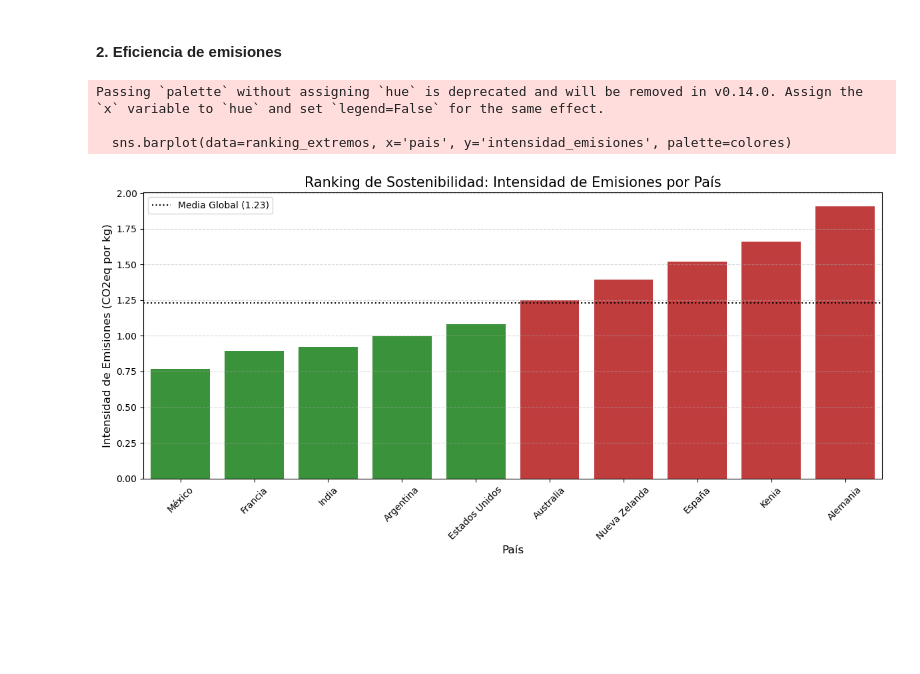
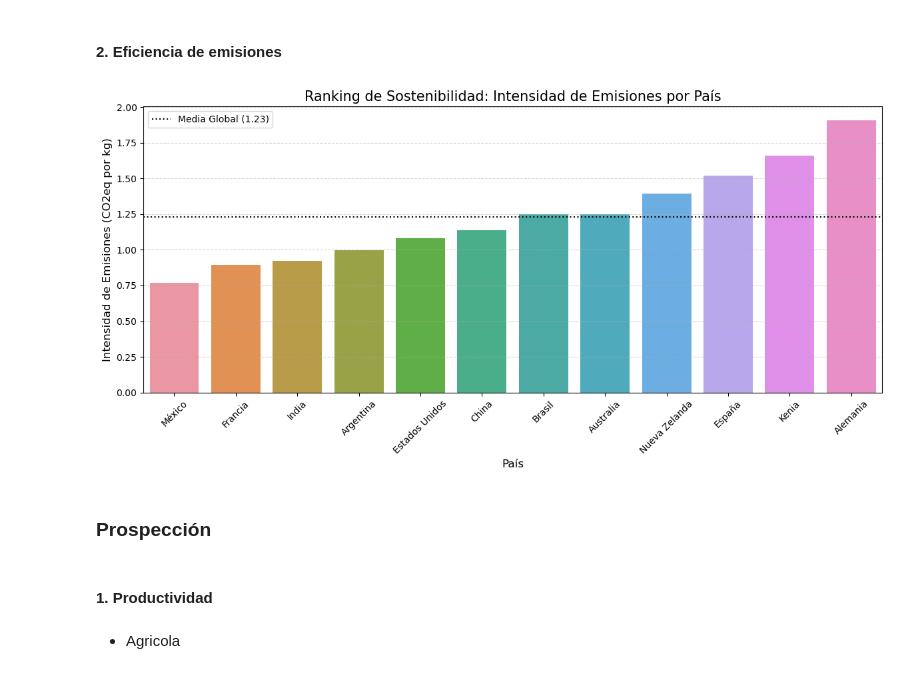
Before and after one commit to ccp0897/Agricultura-y-Ganader-a-Global, a Jupyter notebook: EDA_datosEstructurados.ipynb, the cells around one changed output. Saved outputs shown, nothing was run; the diff lists cells and outputs as text; code cells hidden in the pictures; blank space fills up the shorter version.

Commit message:
EDA y Prospección y Datos Limpios

```diff
--- a/EDA_datosEstructurados.ipynb
+++ b/EDA_datosEstructurados.ipynb
@@ -437,32 +428,33 @@ plt.show()
 # %%
 eficiencia_pais = df_gana.groupby('pais')['intensidad_emisiones'].mean().sort_values().reset_index()
 
 # 2. Seleccionar el Top 5 más limpios y el Top 5 más contaminantes
-top_limpios = eficiencia_pais.head(5)
+top_limpios = eficiencia_pais.head()
 top_contaminantes = eficiencia_pais.tail(5)
-ranking_extremos = pd.concat([top_limpios, top_contaminantes])
+ranking_extremos = eficiencia_pais
 
 # 3. Visualización: Gráfico de barras
 plt.figure(figsize=(12, 6))
-# Colorear verde si están en el top 5 limpio, rojo si están en el top 5 contaminante
-colores = ['#2ca02c']*5 + ['#d62728']*5
 
-sns.barplot(data=ranking_extremos, x='pais', y='intensidad_emisiones', palette=colores)
+sns.barplot(data=ranking_extremos, x='pais', y='intensidad_emisiones')
 
 plt.title('Ranking de Sostenibilidad: Intensidad de Emisiones por País', fontsize=15)
 plt.xlabel('País', fontsize=12)
 plt.ylabel('Intensidad de Emisiones (CO2eq por kg)', fontsize=12)
 plt.xticks(rotation=45)
 plt.grid(axis='y', linestyle='--', alpha=0.5)
 
 # Añadir una línea para marcar el promedio global
 media_global = df_gana['intensidad_emisiones'].mean()
 plt.axhline(media_global, color='black', linestyle=':', label=f'Media Global ({media_global:.2f})')
 plt.legend()
 plt.tight_layout()
 plt.show()
 # %% [output]
-Passing `palette` without assigning `hue` is deprecated and will be removed in v0.14.0. Assign the `x` variable to `hue` and set `legend=False` for the same effect.
-
-  sns.barplot(data=ranking_extremos, x='pais', y='intensidad_emisiones', palette=colores)
-[figure, old version]
+[figure, new version]
+# %% [markdown]
+### Prospección
+# %% [markdown]
+#### 1. Productividad
+# %% [markdown]
+- Agricola
```
Also changed, not shown: parts of 31 cells of this notebook, 8 other files.
